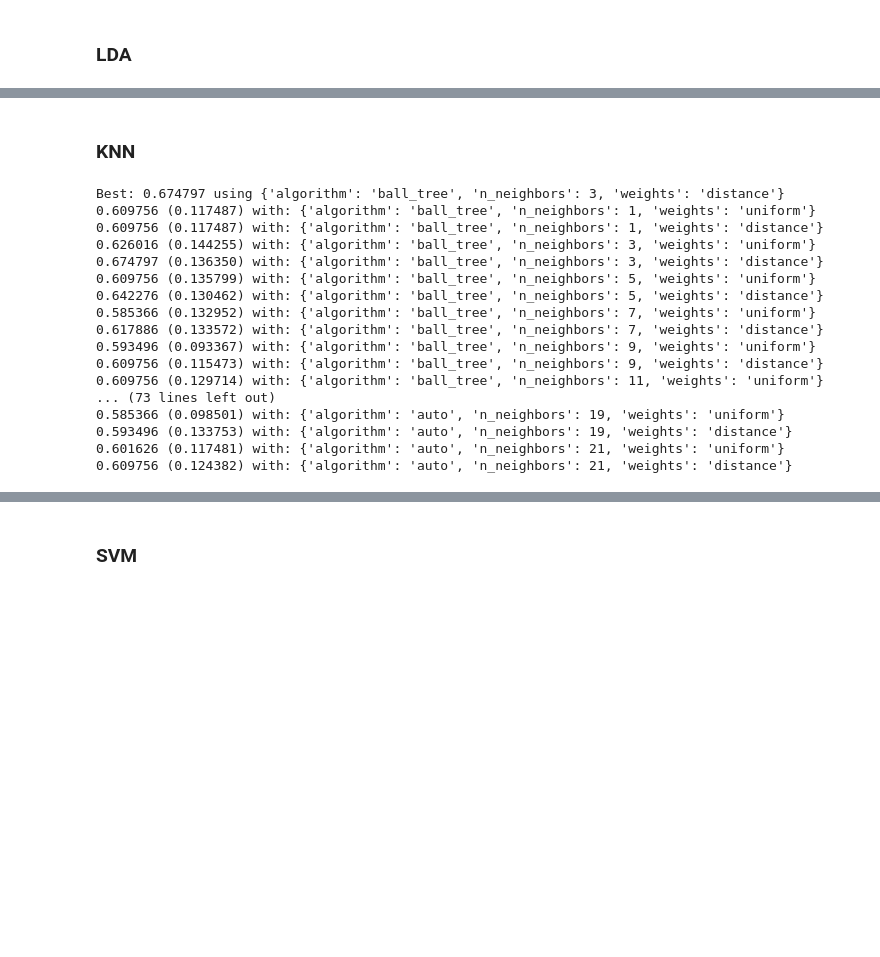
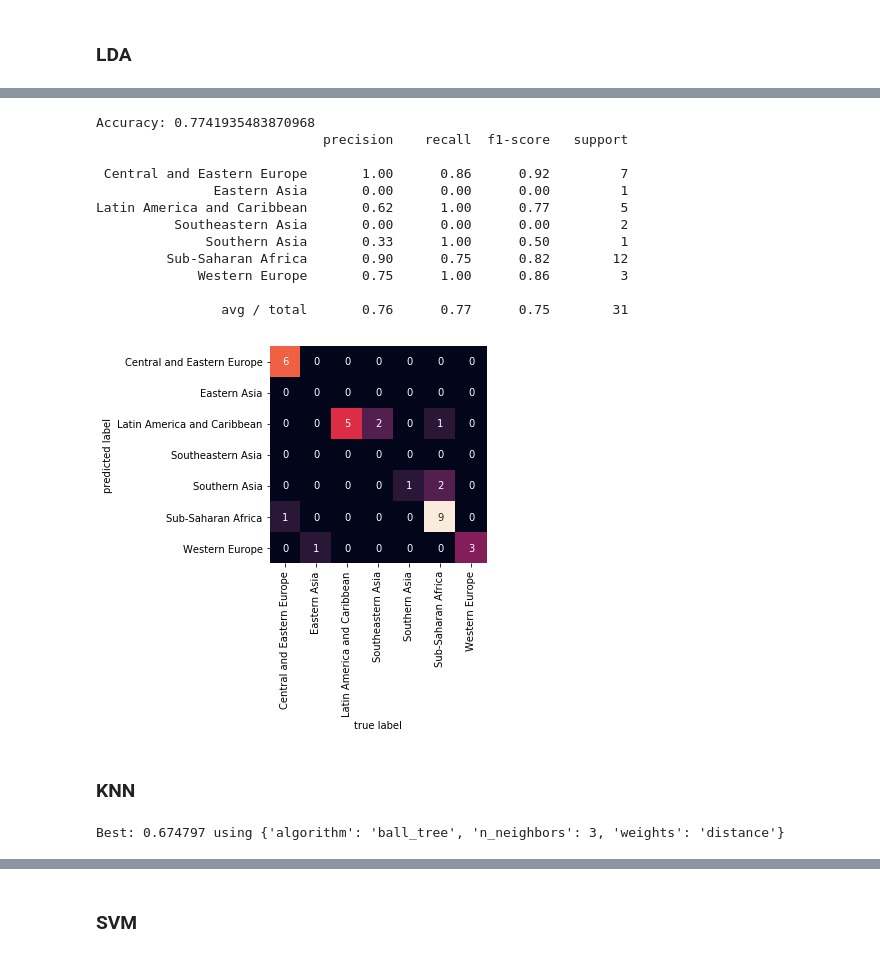
Before and after one commit to fsssa-iscteiulpt/FCD, a Jupyter notebook: Machine Learning FCD.ipynb, the cells around one changed output, grey strips where cells are left out. Saved outputs shown, nothing was run; the diff lists cells and outputs as text; code cells hidden in the pictures; blank space fills up the shorter version.

```diff
--- a/Machine Learning FCD.ipynb
+++ b/Machine Learning FCD.ipynb
@@ -297,3 +333,30 @@ Best: 0.601626 using {'solver': 'svd', 'n_components': 1}
+# %%
+lda = LinearDiscriminantAnalysis(n_components=1, solver='svd')
+lda.fit(rescaledX, ytrain)
+rescaledtestX = scaler.transform(Xtest)
+ypred = lda.predict(rescaledtestX)
+print("Accuracy: "+ str(accuracy_score(ytest, ypred)))
+print(metrics.classification_report(ytest, ypred))
+regions=sorted(set(ytest.tolist()))
+ax= plt.subplot()
+mat = confusion_matrix(ytest, ypred)
+sns.heatmap(mat.T, ax = ax, square=True, annot=True, fmt='d', cbar=False, xticklabels=regions, yticklabels=regions)
+plt.xlabel('true label')
+plt.ylabel('predicted label');
+# %% [output]
+Accuracy: 0.7741935483870968
+                             precision    recall  f1-score   support
+
+ Central and Eastern Europe       1.00      0.86      0.92         7
+               Eastern Asia       0.00      0.00      0.00         1
+Latin America and Caribbean       0.62      1.00      0.77         5
+          Southeastern Asia       0.00      0.00      0.00         2
+              Southern Asia       0.33      1.00      0.50         1
+         Sub-Saharan Africa       0.90      0.75      0.82        12
+             Western Europe       0.75      1.00      0.86         3
+
+                avg / total       0.76      0.77      0.75        31
+[figure, added]
 # %% [markdown]
 ### KNN
 # %%
@@ -312,23 +375,7 @@ print("Best: %f using %s" % (grid_result.best_score_, grid_result.best_params_))
 means = grid_result.cv_results_['mean_test_score']
 stds = grid_result.cv_results_['std_test_score']
 params = grid_result.cv_results_['params']
-for mean, stdev, param in zip(means, stds, params):
-    print("%f (%f) with: %r" % (mean, stdev, param))
+#for mean, stdev, param in zip(means, stds, params):
+    #print("%f (%f) with: %r" % (mean, stdev, param))
 # %% [output]
 Best: 0.674797 using {'algorithm': 'ball_tree', 'n_neighbors': 3, 'weights': 'distance'}
-0.609756 (0.117487) with: {'algorithm': 'ball_tree', 'n_neighbors': 1, 'weights': 'uniform'}
-0.609756 (0.117487) with: {'algorithm': 'ball_tree', 'n_neighbors': 1, 'weights': 'distance'}
-0.626016 (0.144255) with: {'algorithm': 'ball_tree', 'n_neighbors': 3, 'weights': 'uniform'}
-0.674797 (0.136350) with: {'algorithm': 'ball_tree', 'n_neighbors': 3, 'weights': 'distance'}
-0.609756 (0.135799) with: {'algorithm': 'ball_tree', 'n_neighbors': 5, 'weights': 'uniform'}
-0.642276 (0.130462) with: {'algorithm': 'ball_tree', 'n_neighbors': 5, 'weights': 'distance'}
-0.585366 (0.132952) with: {'algorithm': 'ball_tree', 'n_neighbors': 7, 'weights': 'uniform'}
-0.617886 (0.133572) with: {'algorithm': 'ball_tree', 'n_neighbors': 7, 'weights': 'distance'}
-0.593496 (0.093367) with: {'algorithm': 'ball_tree', 'n_neighbors': 9, 'weights': 'uniform'}
-0.609756 (0.115473) with: {'algorithm': 'ball_tree', 'n_neighbors': 9, 'weights': 'distance'}
-0.609756 (0.129714) with: {'algorithm': 'ball_tree', 'n_neighbors': 11, 'weights': 'uniform'}
-... (73 lines left out)
-0.585366 (0.098501) with: {'algorithm': 'auto', 'n_neighbors': 19, 'weights': 'uniform'}
-0.593496 (0.133753) with: {'algorithm': 'auto', 'n_neighbors': 19, 'weights': 'distance'}
-0.601626 (0.117481) with: {'algorithm': 'auto', 'n_neighbors': 21, 'weights': 'uniform'}
-0.609756 (0.124382) with: {'algorithm': 'auto', 'n_neighbors': 21, 'weights': 'distance'}
```
Also changed, not shown: parts of 49 cells of this notebook.
